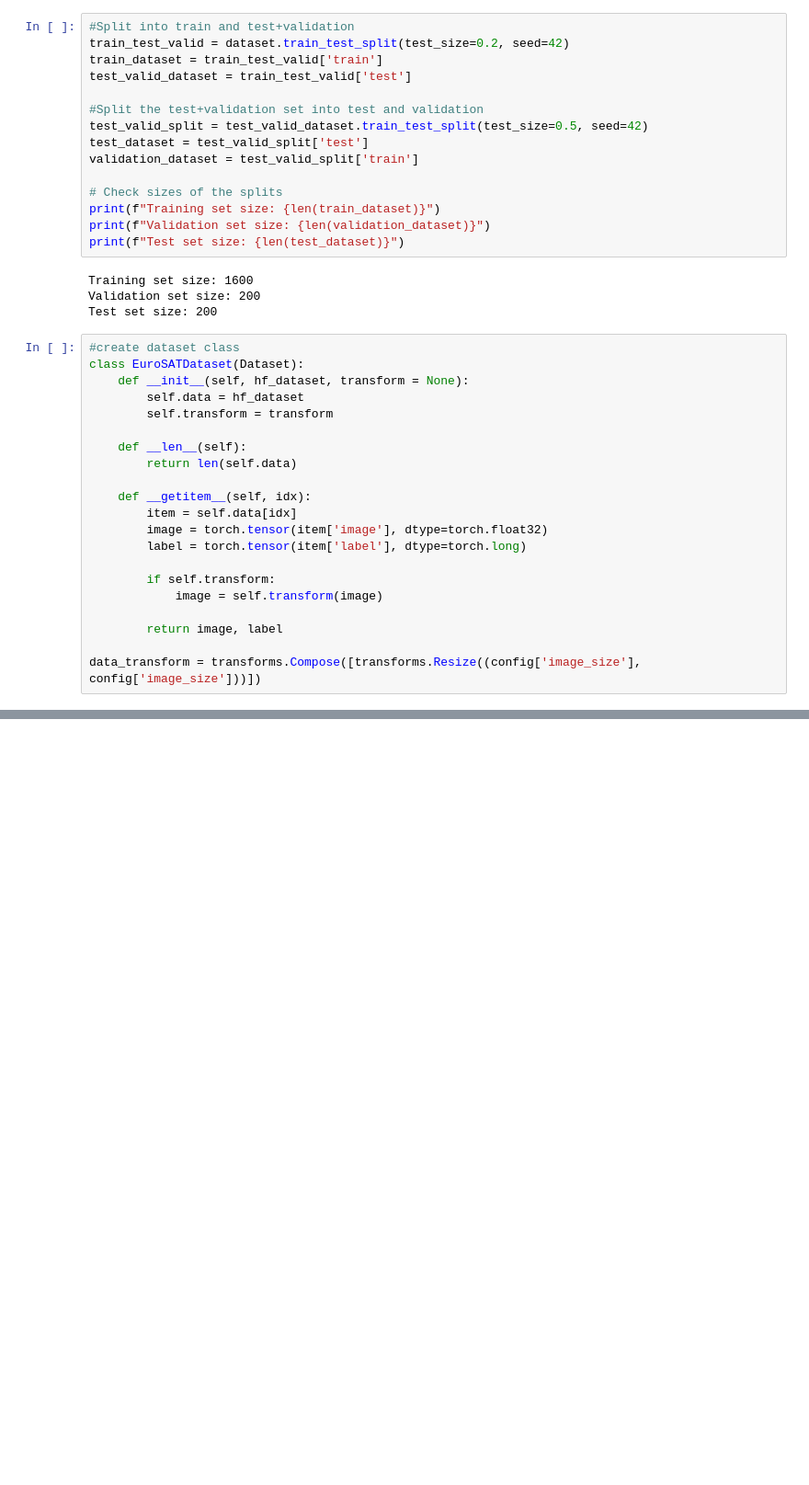
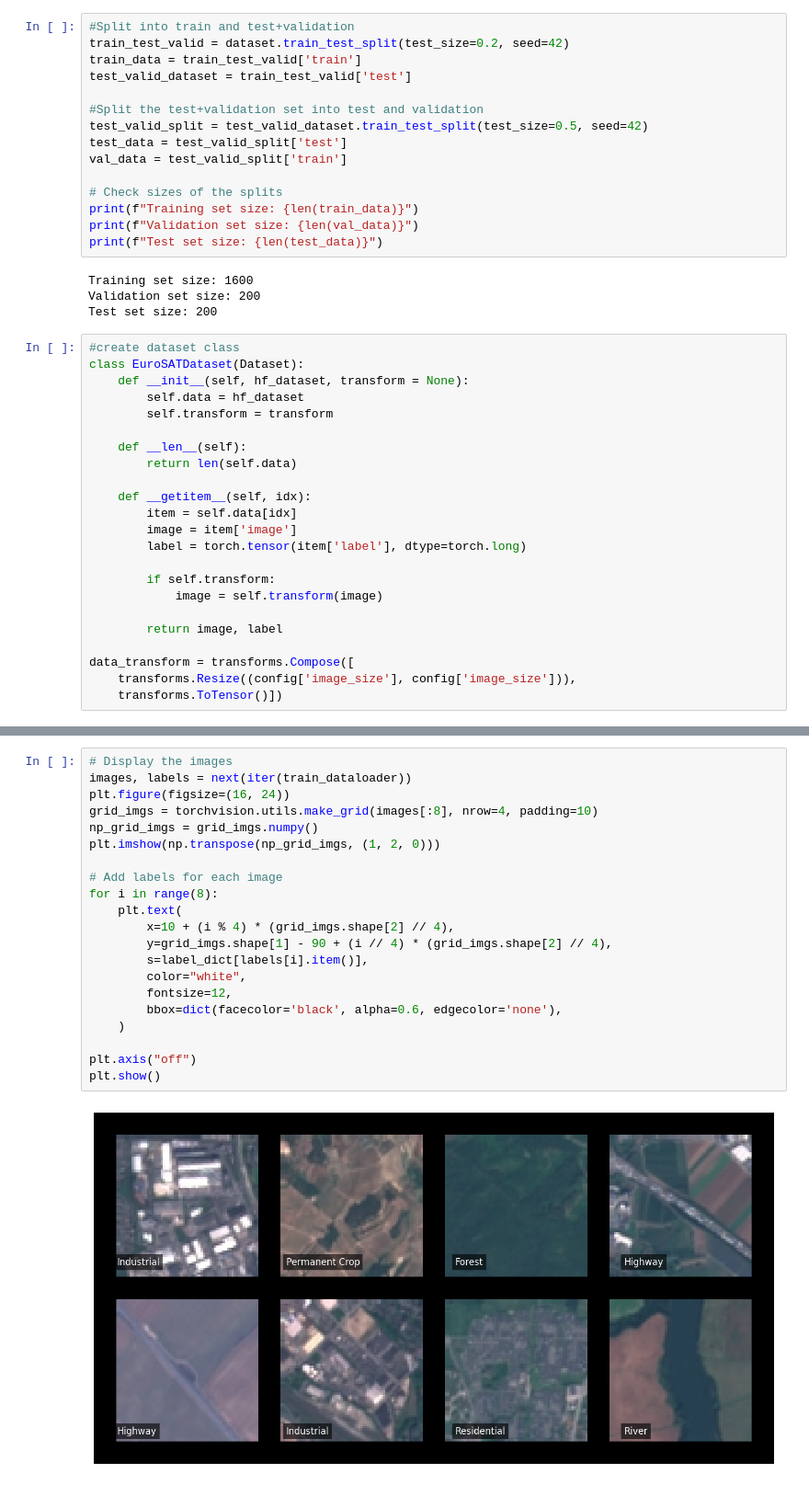
Before and after one commit to alexanderhxs/Deep-Learning-Project-2, a Jupyter notebook: CNNs.ipynb, the cells around one changed output, grey strips where cells are left out. Shown at 92% size. Saved outputs shown, nothing was run; the diff lists cells and outputs as text; blank space fills up the shorter version.

Commit message:
finish data prep

```diff
--- a/CNNs.ipynb
+++ b/CNNs.ipynb
@@ -22,18 +34,18 @@ dataset = dataset['train'].shuffle(seed=42).select(range(config['num_rows']))
 # %%
 #Split into train and test+validation
 train_test_valid = dataset.train_test_split(test_size=0.2, seed=42)
-train_dataset = train_test_valid['train']
+train_data = train_test_valid['train']
 test_valid_dataset = train_test_valid['test']
 
 #Split the test+validation set into test and validation
 test_valid_split = test_valid_dataset.train_test_split(test_size=0.5, seed=42)
-test_dataset = test_valid_split['test']
-validation_dataset = test_valid_split['train']
+test_data = test_valid_split['test']
+val_data = test_valid_split['train']
 
 # Check sizes of the splits
-print(f"Training set size: {len(train_dataset)}")
-print(f"Validation set size: {len(validation_dataset)}")
-print(f"Test set size: {len(test_dataset)}")
+print(f"Training set size: {len(train_data)}")
+print(f"Validation set size: {len(val_data)}")
+print(f"Test set size: {len(test_data)}")
 # %% [output]
 Training set size: 1600
 Validation set size: 200
@@ -50,7 +62,7 @@ class EuroSATDataset(Dataset):
 
     def __getitem__(self, idx):
         item = self.data[idx]
-        image = torch.tensor(item['image'], dtype=torch.float32)
+        image = item['image']
         label = torch.tensor(item['label'], dtype=torch.long)
 
         if self.transform:
@@ -58,7 +70,9 @@ class EuroSATDataset(Dataset):
 
         return image, label
 
-data_transform = transforms.Compose([transforms.Resize((config['image_size'], config['image_size']))])
+data_transform = transforms.Compose([
+    transforms.Resize((config['image_size'], config['image_size'])),
+    transforms.ToTensor()])
 # %%
 train_dataset = EuroSATDataset(train_data, data_transform)
 val_dataset = EuroSATDataset(val_data, data_transform)
@@ -75,0 +84,23 @@ print(dataset['train'].column_names)
+# %%
+# Display the images
+images, labels = next(iter(train_dataloader))
+plt.figure(figsize=(16, 24))
+grid_imgs = torchvision.utils.make_grid(images[:8], nrow=4, padding=10)
+np_grid_imgs = grid_imgs.numpy()
+plt.imshow(np.transpose(np_grid_imgs, (1, 2, 0)))
+
+# Add labels for each image
+for i in range(8):
+    plt.text(
+        x=10 + (i % 4) * (grid_imgs.shape[2] // 4),
+        y=grid_imgs.shape[1] - 90 + (i // 4) * (grid_imgs.shape[2] // 4),
+        s=label_dict[labels[i].item()],
+        color="white",
+        fontsize=12,
+        bbox=dict(facecolor='black', alpha=0.6, edgecolor='none'),
+    )
+
+plt.axis("off")
+plt.show()
+# %% [output]
+[figure, added]
```
Also changed, not shown: parts of 7 cells of this notebook.
